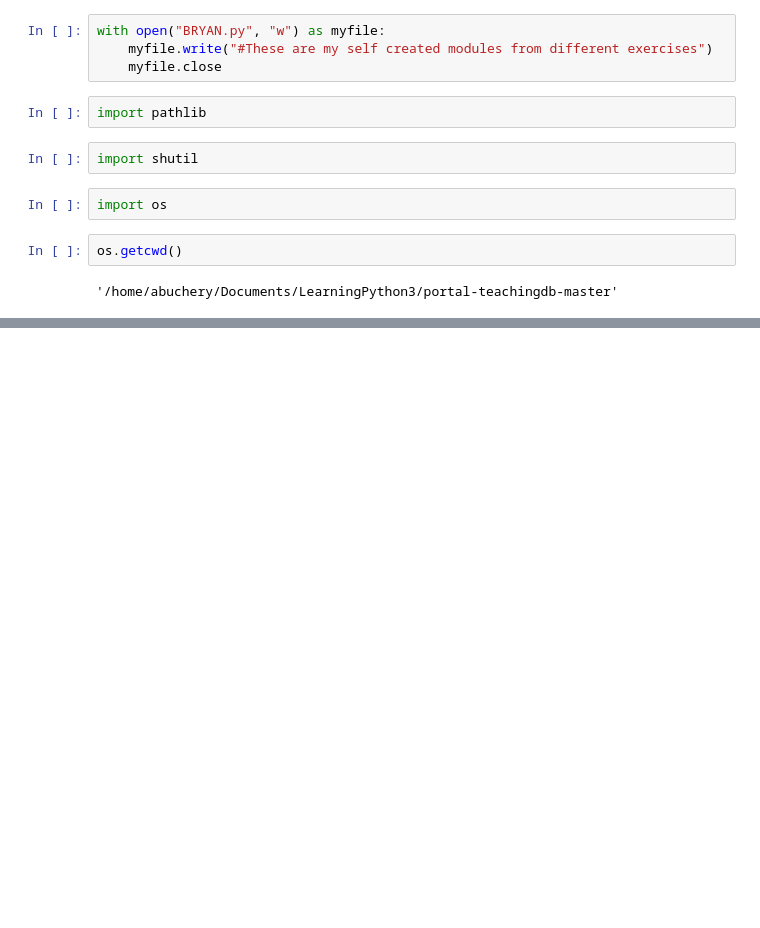
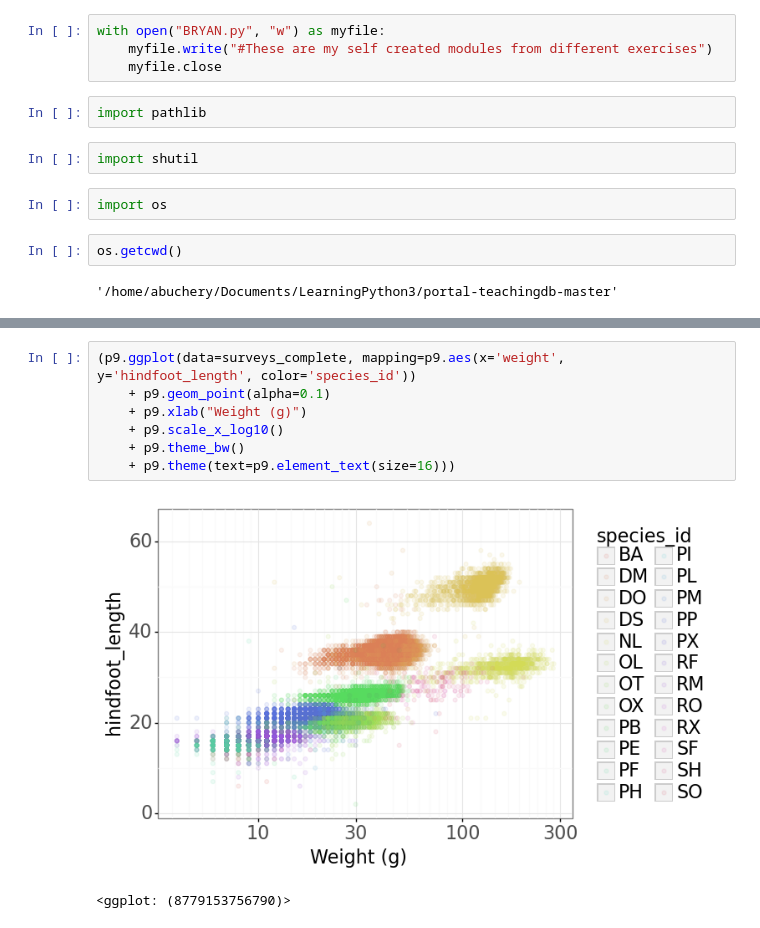
Before and after one commit to BryanAbuchery/LearningPython3, a Jupyter notebook: Python_Exercises.ipynb, the cells around one changed output, grey strips where cells are left out. Drawn from its saved outputs; the diff is of its cells as text; blank space fills up the shorter version.

```diff
--- a/Python_Exercises.ipynb
+++ b/Python_Exercises.ipynb
@@ -251,0 +270,10 @@ os.getcwd()
+# %%
+(p9.ggplot(data=surveys_complete, mapping=p9.aes(x='weight', y='hindfoot_length', color='species_id'))
+    + p9.geom_point(alpha=0.1)
+    + p9.xlab("Weight (g)")
+    + p9.scale_x_log10()
+    + p9.theme_bw()
+    + p9.theme(text=p9.element_text(size=16)))
+# %% [output]
+[figure, added]
+<ggplot: (8779153756790)>
```
Also changed, not shown: parts of 17 cells of this notebook, 2 other files.
